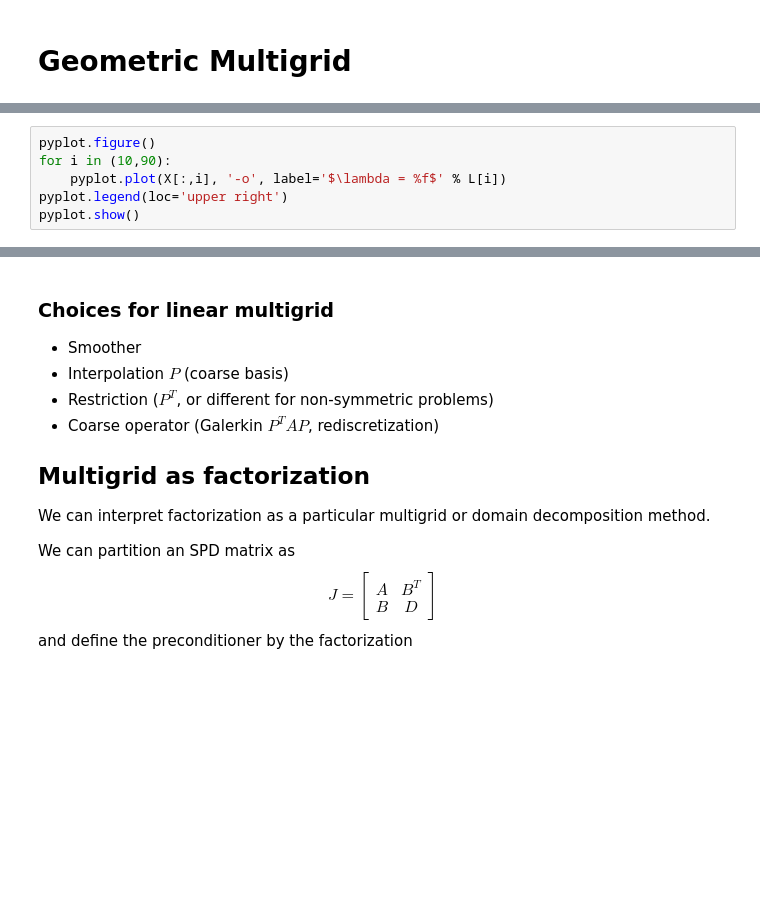
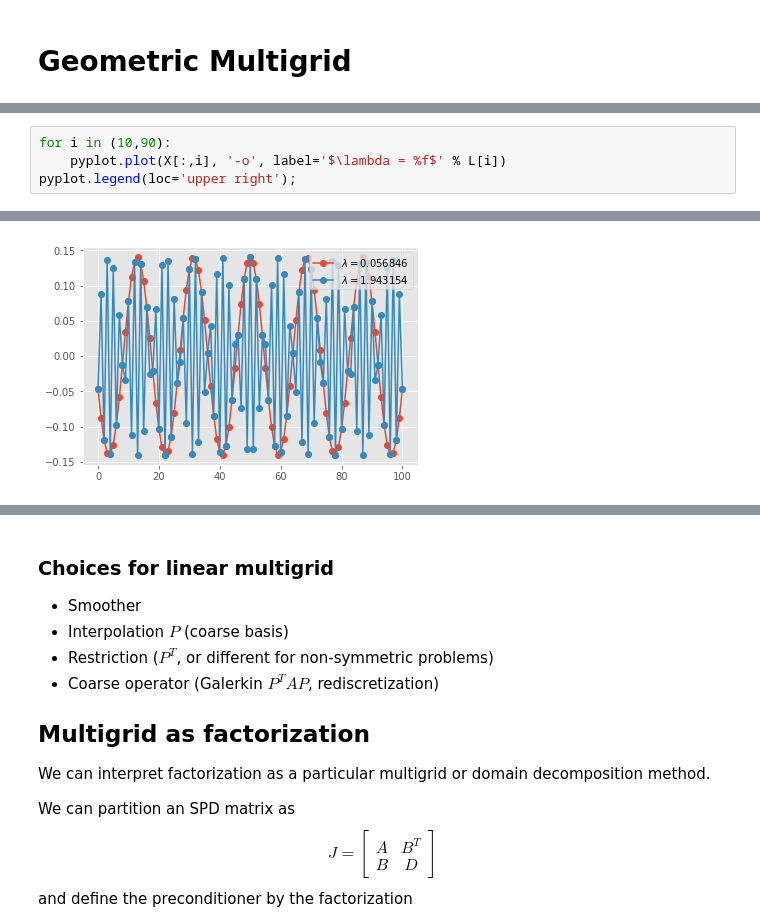
Before and after one commit to cu-numpde/numpde-fall2018, a Jupyter notebook: Multigrid.ipynb, the cells around one changed output, grey strips where cells are left out. Cells and saved outputs as stored; diff of their text form; blank space fills up the shorter version.

```diff
--- a/Multigrid.ipynb
+++ b/Multigrid.ipynb
@@ -35,7 +31,5 @@ pyplot.show()
 # %%
-pyplot.figure()
 for i in (10,90):
     pyplot.plot(X[:,i], '-o', label='$\lambda = %f$' % L[i])
-pyplot.legend(loc='upper right')
-pyplot.show()
+pyplot.legend(loc='upper right');
 # %% [output]
@@ -44,3 +36,4 @@ pyplot.show()
+[figure, added]
 # %%
 P = numpy.eye(m) + .5*numpy.eye(m,k=1) + .5*numpy.eye(m,k=-1)
 P = P[:,::2]
```
Also changed, not shown: parts of 17 cells of this notebook.
